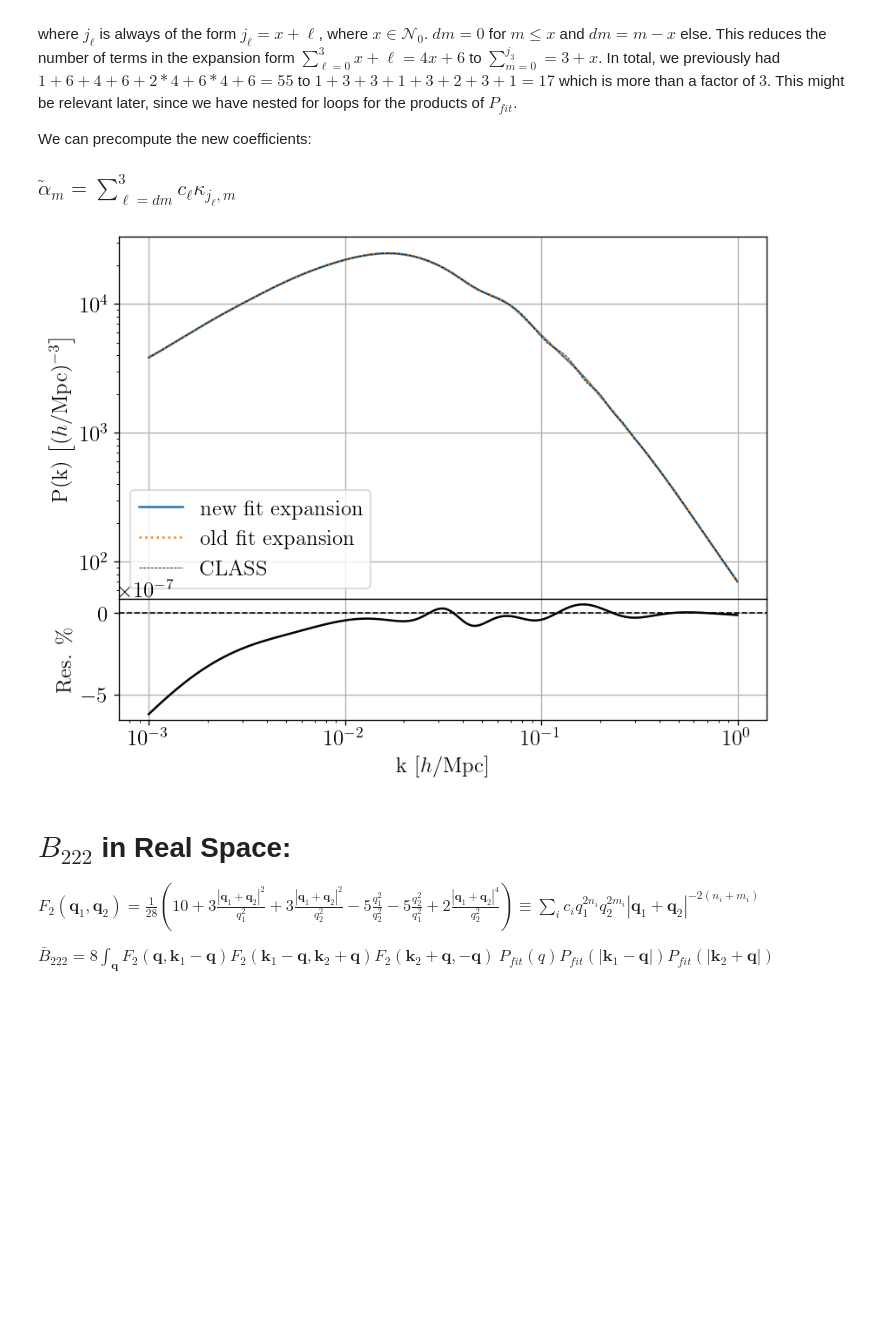
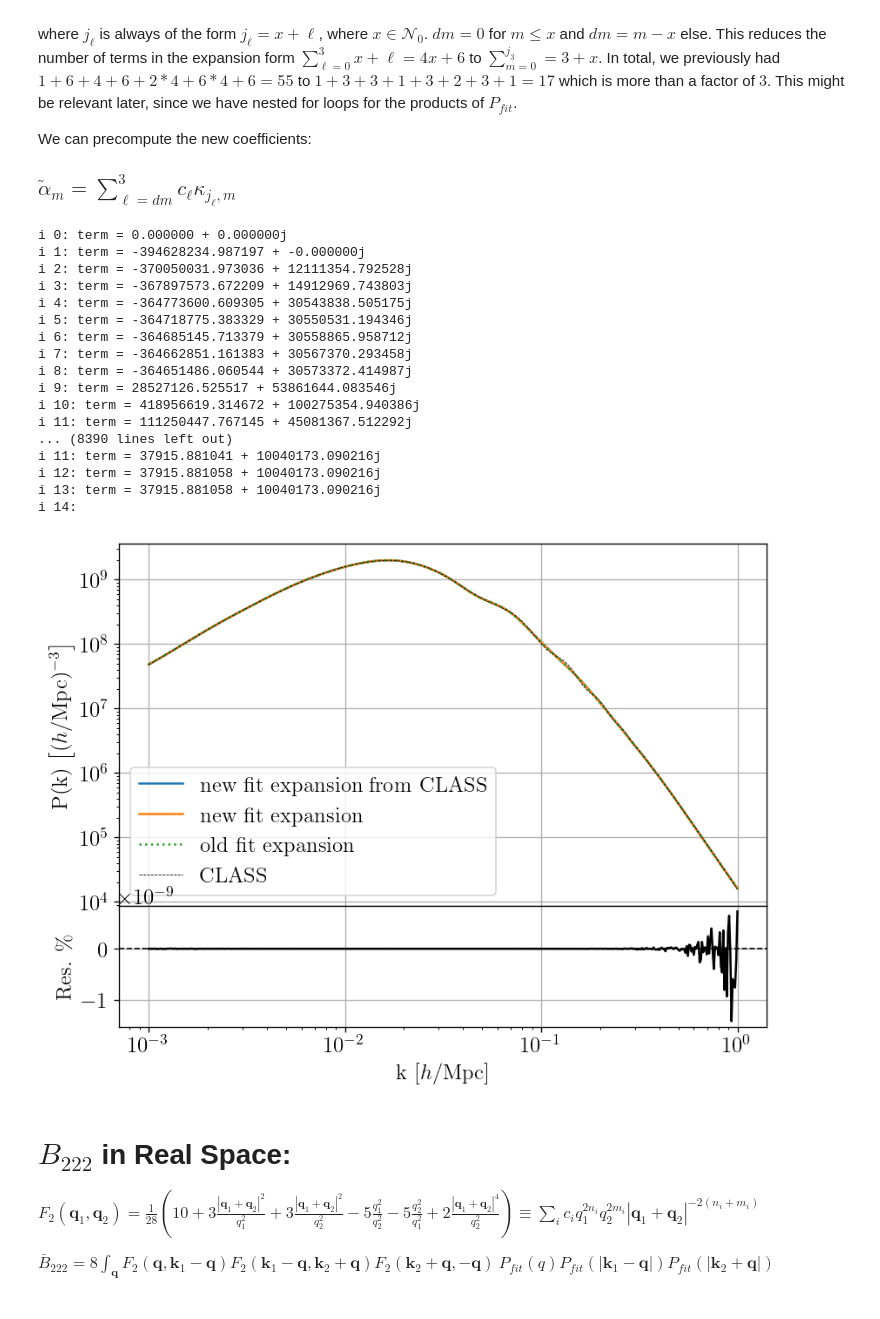
Before and after one commit to Fynn1410/class-bispectrum-png, a Jupyter notebook: notebooks/One-Loop-Bispectrum.ipynb, the cells around one changed output. Cells and saved outputs as stored; diff of their text form; code cells hidden in the pictures; blank space fills up the shorter version.

Commit message:
working on SPT kernel expansion

```diff
--- a/notebooks/One-Loop-Bispectrum.ipynb
+++ b/notebooks/One-Loop-Bispectrum.ipynb
@@ -183,7 +183,7 @@ def f_n(n, k2, k2_peak_n, k2_UV_n, i, j):
 # W: weight matrix -> W=diag(1/err^2), where err = 1e-6*P_lin
 
 err = Pk
-W = np.diag(1e10/err**2)
+W = np.diag(1./err**2)
 
 #for i, y in enumerate(Pk):
 #    print(f"Pk_{i} = {y}")
@@ -462,6 +462,7 @@ alpha_text = ["a0", "a1", "a2", "a3", "b0", "b1", "b2", "b3", "c0", "c1", "c2",
 n_idx = np.array([0, 1, 1, 1, 2, 2, 2, 2, 3, 3, 3, 3, 3, 4, 4, 4, 4])
 i_idx = np.array([0, 0, 0, 0, 1, 1, 1, 1, 0, 0, 0, 0, 0, 0, 0, 0, 0])
 m_idx = np.array([1, 1, 2, 3, 1, 2, 3, 4, 1, 2, 3, 4, 5, 1, 2, 3, 4])
+
 
 d_idx = m_idx-i_idx
 
@@ -523,7 +524,6 @@ N_fit = 100
 
 C_d = LambdaCDM.get_pfit_massive_propagator(k_size, k_min, k_max, z[0])
 
-C_d[0] = C_d[0]/2.
 
 #for i in range(17):
 #    print(f"CLASS: {C_d[i]}, Python: {alpha_tilde_n[i]}")
@@ -539,46 +539,74 @@ k_vec[:, 0] = k
 
 # matrix for one power spectrum -> later M() is the matrix for the product of 3 power spectra
 def M_one(idx1, k1, M1):
+
     i1 = i_idx[idx1]
     d1 = m_idx[idx1]
+    # print(f"idx={idx}, idx_exp_k = {i1}, idx_exp_prop = {d1}, M1 = {M1}")
     return abs_sq(k1)**i1 / (abs_sq(k1) + M1)**d1
 
 
 Pk_fit_supernew = np.zeros(k_size, dtype=complex)
 temp = np.zeros(k_size, dtype=complex)
 for idx in range(17):
-    temp = alpha_tilde_n[idx] * M_one(idx, k_vec, Mn[n_idx[idx]])
+    #temp = alpha_tilde_n[idx] * M_one(idx, k_vec, Mn[n_idx[idx]])
     temp = C_d[idx] * M_one(idx, k_vec, Mn[n_idx[idx]])
+    #print(f"idx {idx}: tmp = {temp[0]}")
     Pk_fit_supernew += temp + np.conj(temp)
 
+P_fit_CLASS = np.zeros(k_size)
 
-residuals = 100*(1-Pk_fit/Pk_fit_supernew)
+for i, k_in in enumerate(k):
+    if (100*(i+1)/k_size)%10==0:
+        print(f"{100*(i+1)/k_size}%")
+    P_fit_CLASS[i] = LambdaCDM.get_B321_real(k_size, k_min, k_max, k_in, k_in, k_in, z[0])
+
+#residuals = 100*(1-Pk_fit/Pk_fit_supernew)
+residuals = 100*(1- P_fit_CLASS/(Pk_fit_supernew*Pk_fit_supernew) )
 
 
 fig = plt.figure(figsize=(8, 6))
 gs = GridSpec(2, 1, height_ratios=[3, 1], hspace=0)
 
 # Main plot (data + fit)
 ax1 = fig.add_subplot(gs[0])
-ax1.plot(k/h, np.abs(Pk_fit_supernew)*h**3, linewidth=1.5, label="new fit expansion")
-ax1.plot(k/h, Pk_fit*h**3, linewidth=1.5, ls=":", label="old fit expansion")
-ax1.plot(k/h, Pk*h**3, ls="--", color="black", linewidth=0.5, label="CLASS")
+ax1.plot(k/h, np.abs(P_fit_CLASS)*h**3, linewidth=1.5, label="new fit expansion from CLASS")
+ax1.plot(k/h, np.abs(Pk_fit_supernew*Pk_fit_supernew)*h**3, linewidth=1.5, label="new fit expansion")
+ax1.plot(k/h, Pk_fit*Pk_fit_supernew*h**3, linewidth=1.5, ls=":", label="old fit expansion")
+ax1.plot(k/h, Pk*Pk*h**3, ls="--", color="black", linewidth=0.5, label="CLASS")
 ax1.set_ylabel(rf"P(k) $\left[(h/\mathrm{{Mpc}})^{{-3}}\right]$")
 ax1.set_xscale("log")
 ax1.set_yscale("log")
 ax1.legend()
 ax1.grid()
 
 # Residual plot (same x-axis)
 ax2 = fig.add_subplot(gs[1], sharex=ax1)
 ax2.axhline(0, color='black', linestyle='--', linewidth=1)
 ax2.plot(k/h, residuals, color='black', label="Residuals")
 ax2.set_xlabel(rf"k $\left[h/\mathrm{{Mpc}}\right]$")
 ax2.set_ylabel(r"Res. $\%$")
 ax2.set_xscale("log")
 ax2.grid()
 # %% [output]
+i 0: term = 0.000000 + 0.000000j
+i 1: term = -394628234.987197 + -0.000000j
+i 2: term = -370050031.973036 + 12111354.792528j
+i 3: term = -367897573.672209 + 14912969.743803j
+i 4: term = -364773600.609305 + 30543838.505175j
+i 5: term = -364718775.383329 + 30550531.194346j
+i 6: term = -364685145.713379 + 30558865.958712j
+i 7: term = -364662851.161383 + 30567370.293458j
+i 8: term = -364651486.060544 + 30573372.414987j
+i 9: term = 28527126.525517 + 53861644.083546j
+i 10: term = 418956619.314672 + 100275354.940386j
+i 11: term = 111250447.767145 + 45081367.512292j
+... (8390 lines left out)
+i 11: term = 37915.881041 + 10040173.090216j
+i 12: term = 37915.881058 + 10040173.090216j
+i 13: term = 37915.881058 + 10040173.090216j
+i 14:
-[figure, old version]
+[figure, new version]
 # %% [markdown]
 # $B_{222}$ in Real Space:
 
```
Also changed, not shown: parts of 1 cell of this notebook, 15 other files.
